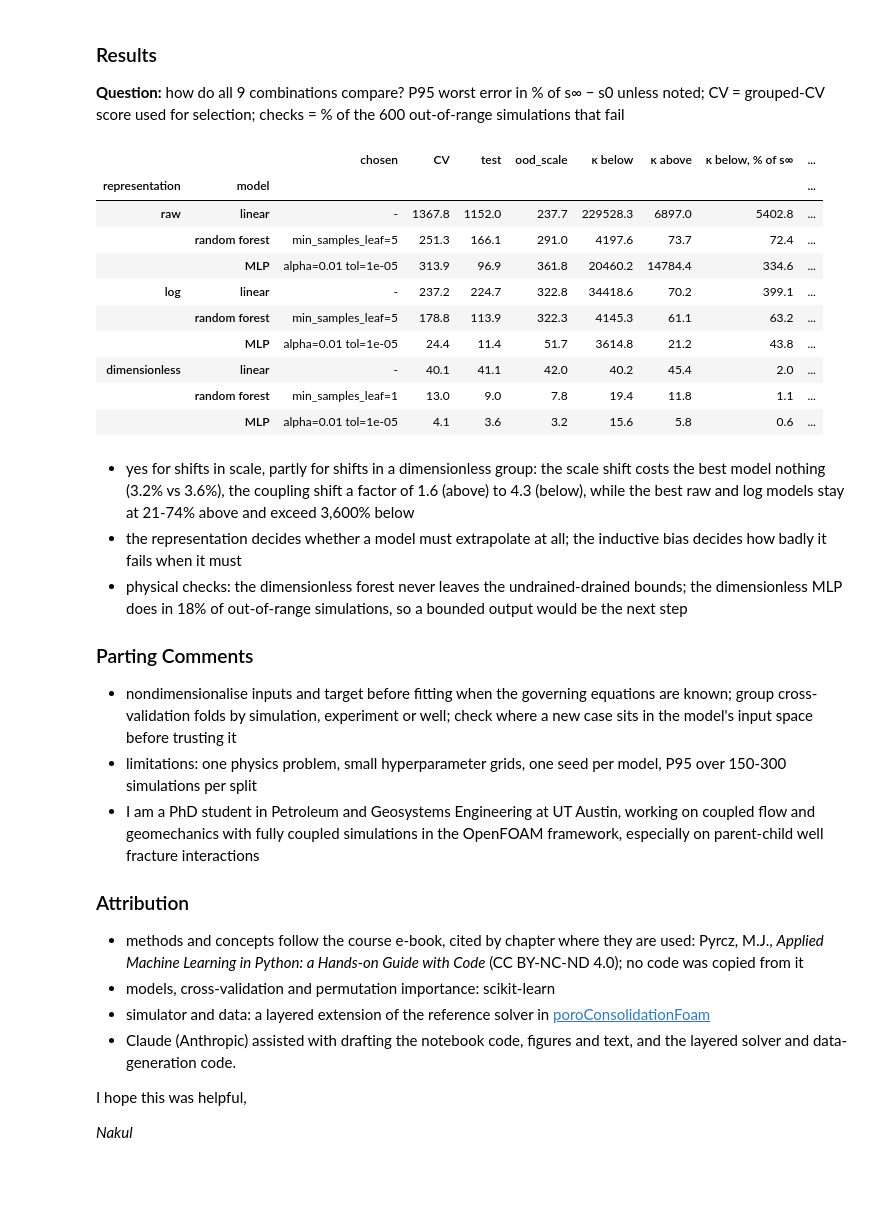
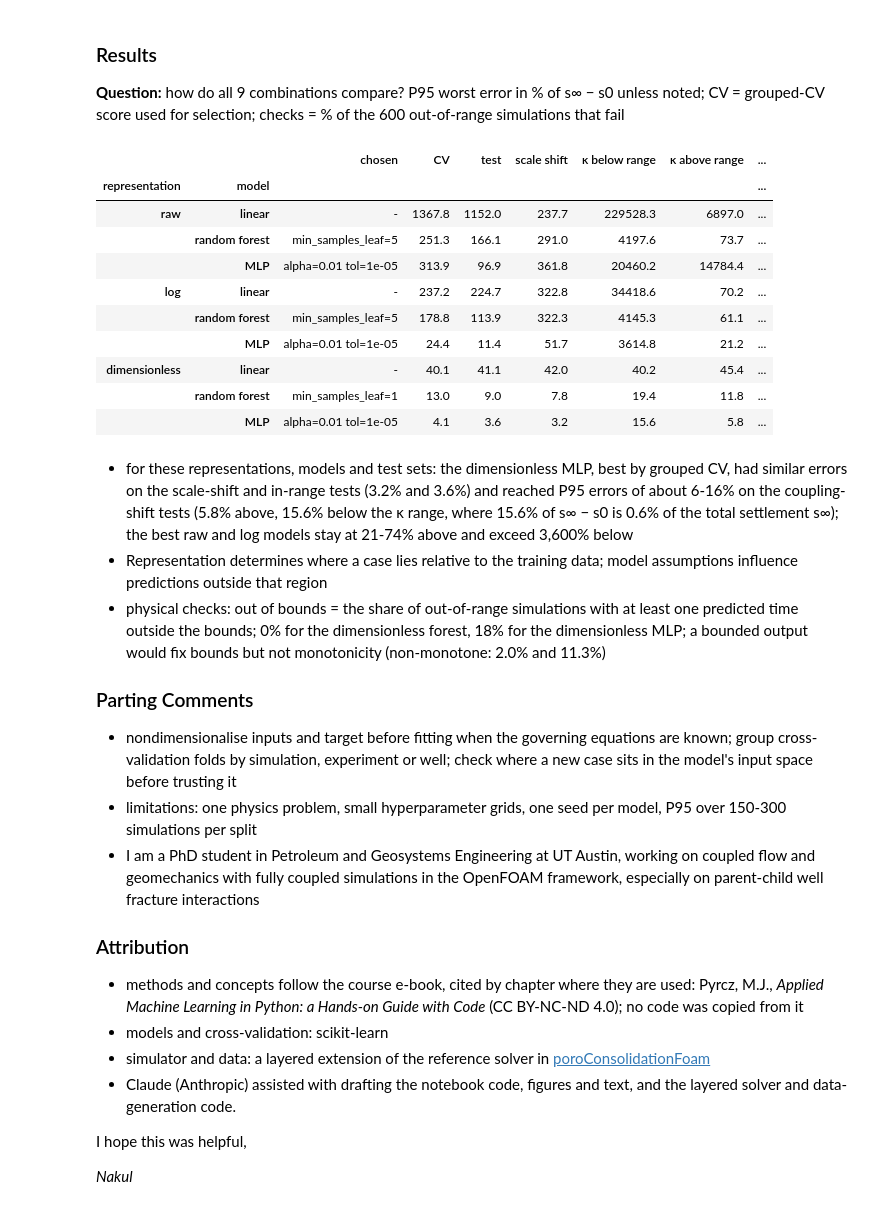
Before and after one commit to nakulsanadhya/dimensionless-features-ml-extrapolation, a Jupyter notebook: DimensionlessExtrapolation_Nakul_Sanadhya.ipynb, the cells around one changed output. Saved outputs shown, nothing was run; the diff lists cells and outputs as text; code cells hidden in the pictures; blank space fills up the shorter version.

```diff
--- a/dimensionless_extrapolation.ipynb
+++ b/DimensionlessExtrapolation_Nakul_Sanadhya.ipynb
@@ -267,8 +268,8 @@ note(ax[2], 0.03, 0.95, "one clock,\none 0-1 scale", ha="left", va="top",
      transform=ax[2].transAxes)
 
 look = {"train": dict(color="0.72", marker=".", s=6),
-        "ood_scale": dict(color="0.1", marker="+", s=14, lw=0.6),
-        "ood_coupling": dict(color="0.1", marker="x", s=10, lw=0.6)}
+        "scale shift": dict(color="0.1", marker="+", s=14, lw=0.6),
+        "coupling shift": dict(color="0.1", marker="x", s=10, lw=0.6)}
 H, M = tr["H_m"], tr["M_Pa"]
 ax[3].add_patch(Rectangle((H.min(), M.min()), H.max() - H.min(),
                           M.max() - M.min(), **BAND))
@@ -281,8 +282,9 @@ for split, kw in look.items():
 ax[3].set(xscale="log", yscale="log", xlabel="thickness $H$ [m]",
           ylabel="Biot modulus $M$ [Pa]", title="(d) raw inputs")
 plain_log(ax[3].xaxis, [5, 10, 20, 50, 100])
-for x, y, s in ((11, 4e11, "ood_coupling, κ above"), (55, 1.5e10, "ood_scale"),
-                (11, 2e8, "ood_coupling, κ below"), (11, 1.5e10, "train")):
+for x, y, s in ((11, 4e11, "coupling shift, κ above"),
+                (55, 1.5e10, "scale shift"),
+                (11, 2e8, "coupling shift, κ below"), (11, 1.5e10, "train")):
     note(ax[3], x, y, s, box=True)
 note(ax[3], 55, 3e8, "both shifts lie\noutside the\ntraining box",
      fontweight="bold")
@@ -294,10 +296,10 @@ ax[4].minorticks_off()
 ax[4].set(ylim=(0, 4.9), title="(e) dimensionless inputs",
           xlabel="coupling $\\kappa = \\alpha^2 M / M_{c,eff}$ [-]",
           ylabel="layer contrast $\\log_{10}(c_{v,max}/c_{v,min})$ [-]")
-note(ax[4], np.sqrt(K_MIN * K_MAX), 4.3, "ood_scale now inside",
+note(ax[4], np.sqrt(K_MIN * K_MAX), 4.3, "scale shift now inside",
      fontweight="bold")
 for x in (K_MIN / 3.2, K_MAX * 3.2):
-    note(ax[4], x, 4.3, "ood_coupling\nstill outside", fontweight="bold")
+    note(ax[4], x, 4.3, "coupling shift\nstill outside", fontweight="bold")
 plt.show()
 # %% [output]
 [drawing not drawn]
@@ -332,27 +335,14 @@ plt.show()
 **Question:** does random-row K-fold tell us how well a model predicts a new simulation? (random forest, raw inputs, default settings, 800 training simulations)
 # %%
 tune = data["train"].iloc[:800]                       # simulations for CV
-folds = {"random-row\nK-fold": KFold(3, shuffle=True, random_state=SEED),
-         "grouped\nK-fold": GroupKFold(3)}
+folds = {"random-row K-fold": KFold(3, shuffle=True, random_state=SEED),
+         "grouped K-fold": GroupKFold(3)}
 leak = {k: scores(tune, cv_predict("random forest", {}, tune, "raw", cv))
         ["P95"] for k, cv in folds.items()}
 X, y, _ = represent(tune, "raw")
 X_test, _, to_s = represent(data["test"], "raw")
 s_test = to_s(make_model("random forest").fit(X, y).predict(X_test))
-leak["test\n(new runs)"] = scores(data["test"], s_test)["P95"]
-
-fig, ax = plt.subplots(figsize=(3.6, 2.5))
-v = list(leak.values())
-ax.scatter(range(3), v, color=COLOR["raw"], marker="^", s=45, zorder=2)
-for i, val in enumerate(v):
-    note(ax, i - 0.1, val, f"{val:.0f}%", ha="right")
-ax.hlines(v[2], 0, 2, color="0.6", lw=0.6, ls=":")
-ax.annotate("", (0.2, v[0]), (0.2, v[2]), arrowprops=dict(arrowstyle="<->"))
-note(ax, 0.28, np.sqrt(v[0] * v[2]), f"{v[2] / v[0]:.0f}x too\noptimistic",
-     ha="left", fontweight="bold")
-ax.set_yscale("log"); ax.set_xlim(-0.6, 2.4)
-ax.set_xticks(range(3), list(leak))
-ax.set(ylabel="P95 worst error [% of $s_\\infty - s_0$]",
-       title="random forest, raw inputs")
-plt.show()
+leak["held-out test"] = scores(data["test"], s_test)["P95"]
+print("P95 worst error [% of s∞ − s0]: "
+      + ", ".join(f"{k} {v:.0f}%" for k, v in leak.items()))
 # %% [output]
@@ -548,29 +498,29 @@ plt.show()
 # %%
 n = np.array([len(data[s]) for s in EVAL[1:]])
 ood = lambda key, c: n @ [res[key + (s,)][c] for s in EVAL[1:]] / n.sum()
 table = tuning[["chosen", "CV"]].assign(
     **{s: [res[key + (s,)]["P95"] for key in tuning.index] for s in EVAL},
-    **{"κ below, % of s∞": [res[key + ("κ below",)]["P95 of s_inf"]
-                            for key in tuning.index]},
+    **{"κ below range, % of s∞": [res[key + ("κ below range",)]
+                                  ["P95 of s_inf"] for key in tuning.index]},
     **{f"{c} [%]": [ood(key, c) for key in tuning.index]
        for c in ("non-monotone", "out of bounds")})
 table.round(1)
 # %% [output]
-|  |  | chosen | CV | test | ood_scale | κ below | κ above | κ below, % of s∞ | ... |
-| representation | model |  |  |  |  |  |  |  | ... |
-| raw | linear | - | 1367.8 | 1152.0 | 237.7 | 229528.3 | 6897.0 | 5402.8 | ... |
-|  | random forest | min_samples_leaf=5 | 251.3 | 166.1 | 291.0 | 4197.6 | 73.7 | 72.4 | ... |
-|  | MLP | alpha=0.01 tol=1e-05 | 313.9 | 96.9 | 361.8 | 20460.2 | 14784.4 | 334.6 | ... |
-| log | linear | - | 237.2 | 224.7 | 322.8 | 34418.6 | 70.2 | 399.1 | ... |
-|  | random forest | min_samples_leaf=5 | 178.8 | 113.9 | 322.3 | 4145.3 | 61.1 | 63.2 | ... |
-|  | MLP | alpha=0.01 tol=1e-05 | 24.4 | 11.4 | 51.7 | 3614.8 | 21.2 | 43.8 | ... |
-| dimensionless | linear | - | 40.1 | 41.1 | 42.0 | 40.2 | 45.4 | 2.0 | ... |
-|  | random forest | min_samples_leaf=1 | 13.0 | 9.0 | 7.8 | 19.4 | 11.8 | 1.1 | ... |
-|  | MLP | alpha=0.01 tol=1e-05 | 4.1 | 3.6 | 3.2 | 15.6 | 5.8 | 0.6 | ... |
+|  |  | chosen | CV | test | scale shift | κ below range | κ above range | ... |
+| representation | model |  |  |  |  |  |  | ... |
+| raw | linear | - | 1367.8 | 1152.0 | 237.7 | 229528.3 | 6897.0 | ... |
+|  | random forest | min_samples_leaf=5 | 251.3 | 166.1 | 291.0 | 4197.6 | 73.7 | ... |
+|  | MLP | alpha=0.01 tol=1e-05 | 313.9 | 96.9 | 361.8 | 20460.2 | 14784.4 | ... |
+| log | linear | - | 237.2 | 224.7 | 322.8 | 34418.6 | 70.2 | ... |
+|  | random forest | min_samples_leaf=5 | 178.8 | 113.9 | 322.3 | 4145.3 | 61.1 | ... |
+|  | MLP | alpha=0.01 tol=1e-05 | 24.4 | 11.4 | 51.7 | 3614.8 | 21.2 | ... |
+| dimensionless | linear | - | 40.1 | 41.1 | 42.0 | 40.2 | 45.4 | ... |
+|  | random forest | min_samples_leaf=1 | 13.0 | 9.0 | 7.8 | 19.4 | 11.8 | ... |
+|  | MLP | alpha=0.01 tol=1e-05 | 4.1 | 3.6 | 3.2 | 15.6 | 5.8 | ... |
 # %% [markdown]
-* yes for shifts in scale, partly for shifts in a dimensionless group: the scale shift costs the best model nothing (3.2% vs 3.6%), the coupling shift a factor of 1.6 (above) to 4.3 (below), while the best raw and log models stay at 21-74% above and exceed 3,600% below
-* the representation decides whether a model must extrapolate at all; the inductive bias decides how badly it fails when it must
-* physical checks: the dimensionless forest never leaves the undrained-drained bounds; the dimensionless MLP does in 18% of out-of-range simulations, so a bounded output would be the next step
+* for these representations, models and test sets: the dimensionless MLP, best by grouped CV, had similar errors on the scale-shift and in-range tests (3.2% and 3.6%) and reached P95 errors of about 6-16% on the coupling-shift tests (5.8% above, 15.6% below the κ range, where 15.6% of s∞ − s0 is 0.6% of the total settlement s∞); the best raw and log models stay at 21-74% above and exceed 3,600% below
+* Representation determines where a case lies relative to the training data; model assumptions influence predictions outside that region
+* physical checks: out of bounds = the share of out-of-range simulations with at least one predicted time outside the bounds; 0% for the dimensionless forest, 18% for the dimensionless MLP; a bounded output would fix bounds but not monotonicity (non-monotone: 2.0% and 11.3%)
 
 ### Parting Comments
 
@@ -581,7 +531,7 @@ table.round(1)
 ### Attribution
 
 * methods and concepts follow the course e-book, cited by chapter where they are used: Pyrcz, M.J., *Applied Machine Learning in Python: a Hands-on Guide with Code* (CC BY-NC-ND 4.0); no code was copied from it
-* models, cross-validation and permutation importance: scikit-learn
+* models and cross-validation: scikit-learn
 * simulator and data: a layered extension of the reference solver in [poroConsolidationFoam](https://github.com/nakulsanadhya/poroConsolidationFoam)
 * Claude (Anthropic) assisted with drafting the notebook code, figures and text, and the layered solver and data-generation code.
 
```
Also changed, not shown: parts of 23 cells of this notebook, 1 other file.
